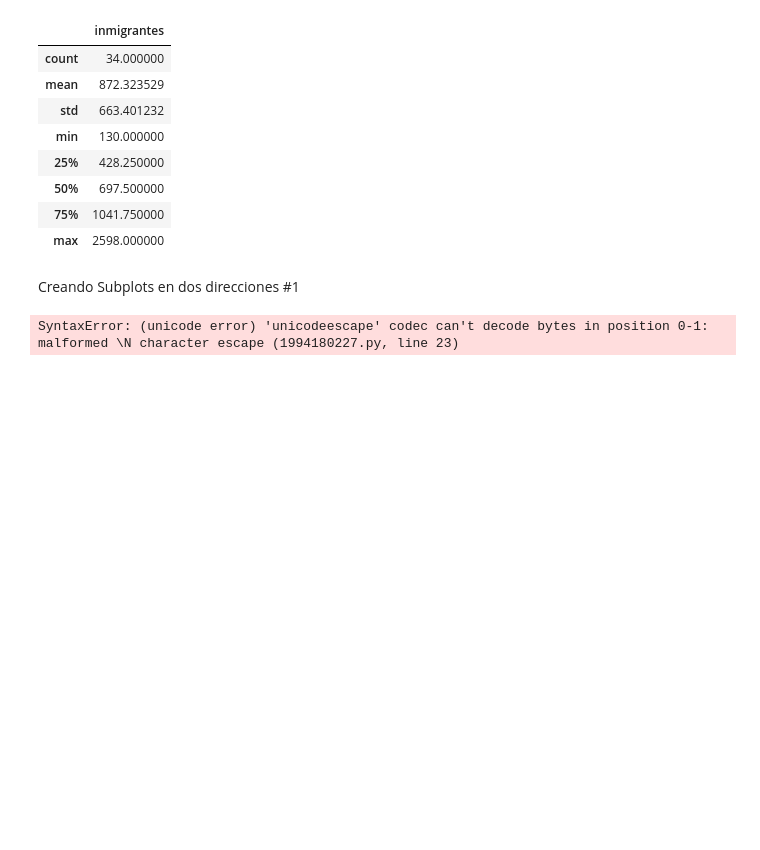
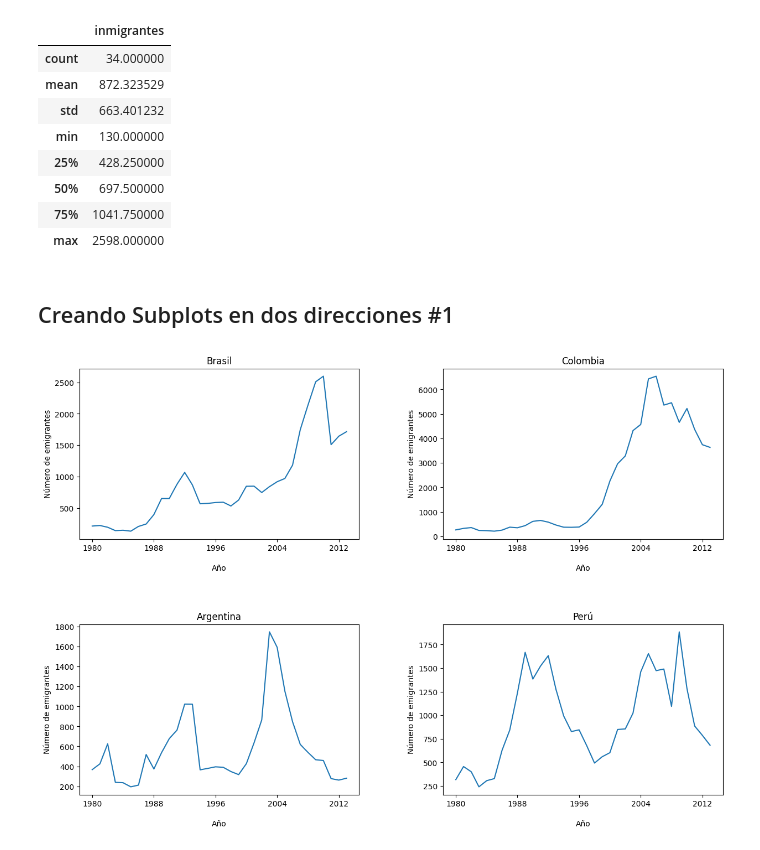
Before and after one commit to ygor-github/data_visualization, a Jupyter notebook: Aula.ipynb, the cells around one changed output. Drawn from its saved outputs; the diff is of its cells as text; code cells hidden in the pictures; blank space fills up the shorter version.

Commit message:
Creando subplots en dos direcciones #2

```diff
--- a/Aula.ipynb
+++ b/Aula.ipynb
@@ -260,30 +260,32 @@ df_brasil.describe()
 | 75% | 1041.750000 |
 | max | 2598.000000 |
 # %% [markdown]
-Creando Subplots en dos direcciones #1
+## Creando Subplots en dos direcciones #1
 # %%
 # Para comezar creamos una figura (fig), y axs(ejes)
 fig, axs = plt.subplots(2,2, figsize=(15,10))
 fig.subplots_adjust(hspace=0.5, wspace=0.3) # Espaciamiento horizontal y vertical entre graficos
 # Creando el primer subplots
 axs[0,0].plot(df.loc['Brasil', anos])
 axs[0,0].set_title('Brasil')
 
 # Creando segundo subplot
 axs[0,1].plot(df.loc['Colômbia', anos])
 axs[0,1].set_title('Colombia')
 
 # Creando tercer subplot
 axs[1,0].plot(df.loc['Argentina', anos])
 axs[1,0].set_title('Argentina')
 
 # Creando el cuarto subplot
 axs[1,1].plot(df.loc['Peru', anos])
 axs[1,1].set_title('Perú')
 
 for ax in axs.flat: # Loop que percorre todos los graficos
     ax.xaxis.set_major_locator(plt.MaxNLocator(5)) # para colocar una frecuencia de 5 años
-    ax.set_xlabel('\Año')
-    ax.set_ylabel('\Número de emigrantes')
+    ax.set_xlabel('\nAño')
+    ax.set_ylabel('Número de emigrantes')
+
+plt.show()
 # %% [output]
-SyntaxError: (unicode error) 'unicodeescape' codec can't decode bytes in position 0-1: malformed \N character escape (1994180227.py, line 23)
+[figure, added]
```
Also changed, not shown: parts of 2 cells of this notebook.
